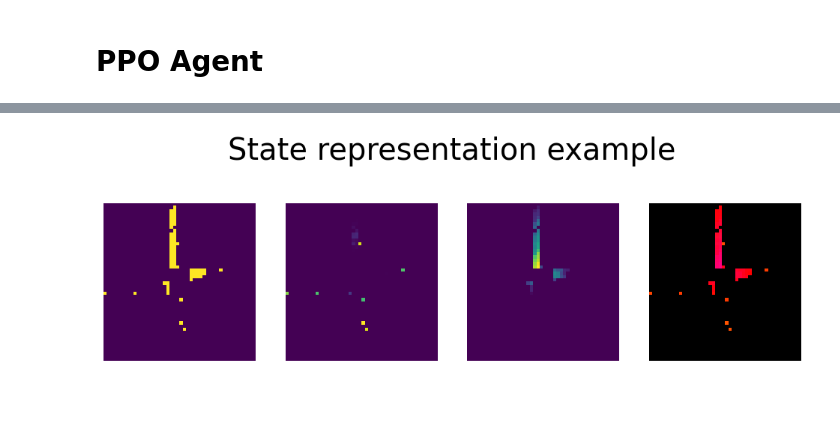
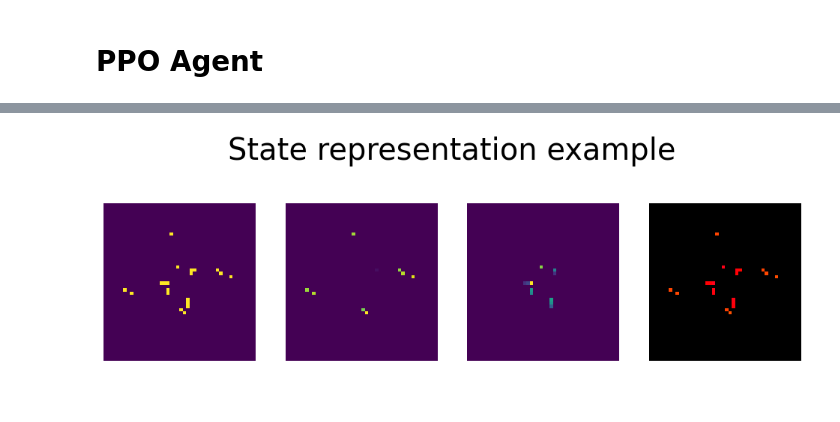
Before and after one commit to jazg97/TrafficSignalControl-RL, a Jupyter notebook: Code/DiscretePPO_TrafficSignalControl.ipynb, the cells around one changed output, grey strips where cells are left out. Saved outputs shown, nothing was run; the diff lists cells and outputs as text; code cells hidden in the pictures.

```diff
--- a/Code/DiscretePPO_TrafficSignalControl.ipynb
+++ b/Code/DiscretePPO_TrafficSignalControl.ipynb
@@ -797,3 +715,33 @@ episode = '400_LSTM-CNN'
 
 torch.save(agent.critic.state_dict(), "./models/ppo_critic{}.pth".format(episode))
 torch.save(agent.actor.state_dict(), "./models/ppo_actor{}.pth".format(episode))
+# %%
+model_to_test = '800_LSTM-CNN'
+config = import_train_configuration(config_file='training_settings.ini')
+sumo_cmd = set_sumo(True, config['sumocfg_file_name'], 3600)
+path = set_train_path(config['models_path_name'])
+#model_path = get_model_path(config['models_path_name'], model_to_test)
+#print(model_path)
+
+opt = PPOOptions(entropy_coef = 0.1, T_horizon = 256, eval_interval= 500, K_epochs=15, adv_normalization = True, batch_size=16, lr = 1e-5, l2_reg=0.1)
+opt.dvc = torch.device(opt.dvc) # from str to torch.device
+opt.state_dim = [3,48,46]
+opt.action_dim = 8
+opt.max_e_steps = 3600
+n_cars_generated = 1000
+green_duration = 7
+yellow_duration = 6
+total_episodes = 400
+
+agent = PPO_agent(**vars(opt)) #DRL_Model(num_layers, width_layers, batch_size, learning_rate, input_dim=num_states, output_dim=num_actions,tau=1,num_atoms=num_atoms)
+
+agent.load(model_to_test)
+
+trafficGen = TrafficGenerator(opt.max_e_steps, n_cars_generated)
+
+visualization = Visualization(path, dpi=96)
+
+sumo_cmd = set_sumo(True, config['sumocfg_file_name'], 3600)
+evaluation = Simulation(agent,trafficGen,sumo_cmd,opt.max_e_steps,green_duration,yellow_duration,opt.state_dim,opt.action_dim, True, opt.dvc)
+score, eval_time = evaluate_policy(evaluation, agent, turns=2) # evaluate the policy for 3 times, and get averaged result
+print('Evaluation time:', eval_time, 's', 'Score:', score)
@@ -836,29 +796,26 @@ visualization.save_data_and_plot(data=evaluation.reward_store, filename='reward_
 # %%
 import matplotlib.pyplot as plt
-idx = 80
+idx = 50
 state_img = agent.s_hoder[idx].transpose((1,2,0))
 
 plt.figure(figsize=(12,4))
 plt.title('State representation example')
 plt.axis('off')
 plt.subplot(141)
 plt.imshow(state_img[:,:,0])
 plt.axis('off')
 plt.subplot(142)
 plt.imshow(state_img[:,:,1])
 plt.axis('off')
 plt.subplot(143)
 plt.imshow(state_img[:,:,2])
 plt.axis('off')
 plt.subplot(144)
 plt.imshow(state_img)
 plt.axis('off')
 plt.show()
-#val = agent.critic.forward(torch.from_numpy(agent.s_hoder[idx]).to(agent.dvc), )
-#print(val)
-#print(agent.val_hoder[idx])
 # %% [output]
-[figure, old version]
+[figure, new version]
 # %%
 n, h_out = agent.actor.forward(torch.from_numpy(agent.s_hoder[idx]).to(agent.dvc), (torch.from_numpy(agent.hin_hoder[idx,0,:]).view(1,1,-1).to(agent.dvc), torch.from_numpy(agent.hin_hoder[idx, 1, :]).view(1,1,-1).to(agent.dvc)))
 
```
Also changed, not shown: parts of 22 cells of this notebook, 7 other files.
